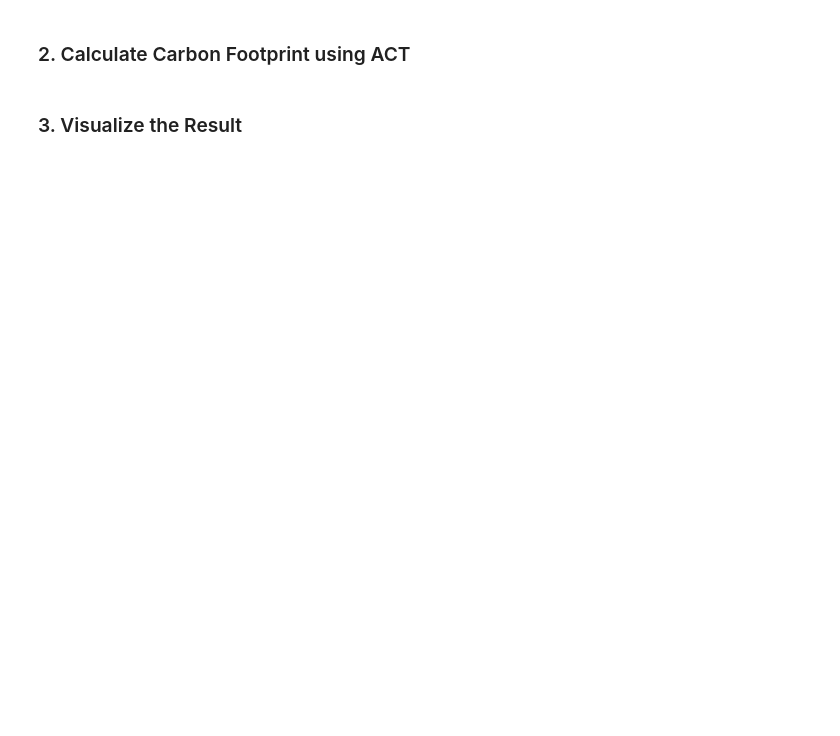
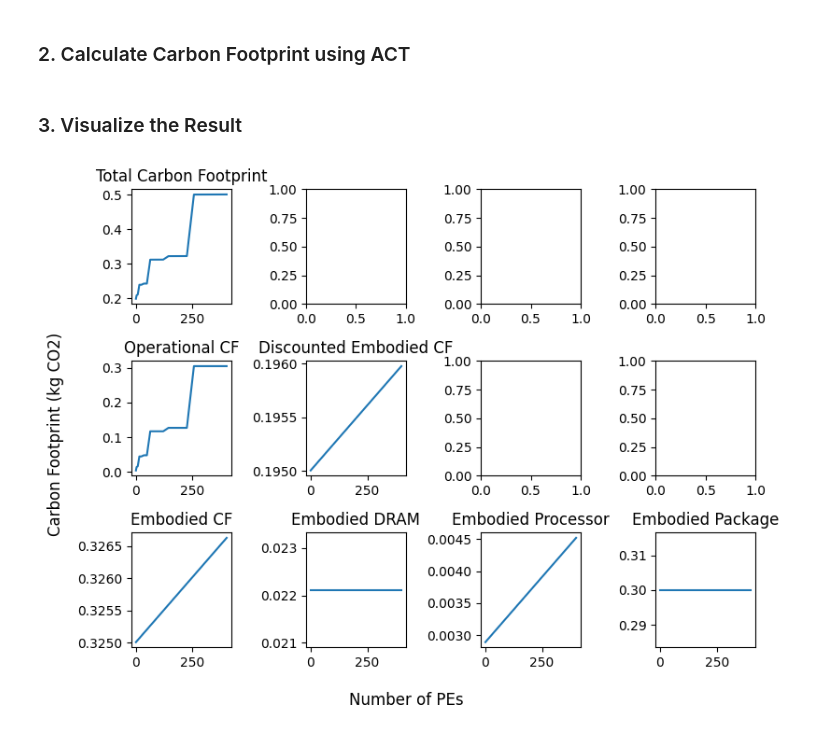
Before and after one commit to hmin-stella/CarbonLoop, a Jupyter notebook: workspace/3_CarbonLoop/run_CarbonLoop_part2.ipynb, the cells around one changed output. Drawn from its saved outputs; the diff is of its cells as text; code cells hidden in the pictures; blank space fills up the shorter version.

```diff
--- a/workspace/3_CarbonLoop/run_CarbonLoop_part2.ipynb
+++ b/workspace/3_CarbonLoop/run_CarbonLoop_part2.ipynb
@@ -5,8 +11,14 @@
 # %%
 
-### Extract output from Timeloop+Accelergy ###
+# Generate arch dirctory list
+arch_type = 'eyeriss_like'
+pe_list = [1,4,9,16,25,36,49,64,81,100,121,144,169,196,225,256,289,324,361,400]
+arch = []
+for pe in pe_list:
+    arch.append(arch_type+'_pe_'+str(pe))
+
 for arch_name in arch:
-    tl_output_path = os.path.join(THIS_SCRIPT_DIR, "outputs", arch_name)
+    tl_output_path = "outputs/"+arch_name
     tl_file_name = 'timeloop-mapper.stats.txt'
     output_yaml = os.path.join(tl_output_path, 'timeloop_summary.yaml')
 
@@ -17,7 +29,7 @@ for arch_name in arch:
     dram_inout_max = 0
     chip_area_max = 0
 
-    for layer_dir in layer_dirs:
+    for layer_dir in layer_dirs[1:]:
         if 'eyeriss_like' in layer_dir.split('/')[-1]:
             file_path = os.path.join(layer_dir, tl_file_name)
 
@@ -38,14 +50,14 @@ for arch_name in arch:
     total_energy = sum(energy)
     total_cycles = sum(cycles)
 
-    ### Print Timeloop+Accelergy output ###
-    print()
-    print("DRAM Specifications of %s:"%(arch_name))
-    print("Total DRAM Capacity (Byte) :", total_cap)
-    print("Total Chip Area (um^2)     :", total_area)
-    print("Total Energy (uJ)          :", total_energy)
-    print("Total Cycles               :", total_cycles)
+    # ### Print Timeloop+Accelergy output ###
+    # print()
+    # print("DRAM Specifications of %s:"%(arch_name))
+    # print("Total DRAM Capacity (Byte) :", total_cap)
+    # print("Total Chip Area (um^2)     :", total_area)
+    # print("Total Energy (uJ)          :", total_energy)
+    # print("Total Cycles               :", total_cycles)
 
     ### Write to yaml file ###
     save_to_yaml(output_yaml, total_cap, total_area, total_energy, total_cycles)
-    print(f"\nYAML saved to: {output_yaml}")
+    # print(f"YAML saved to: {output_yaml}")
@@ -77,10 +79,6 @@ FileNotFoundError: [Errno 2] No such file or directory: 'outputs/eyeriss_like_pe
 # %% [markdown]
 ### 2. Calculate Carbon Footprint using ACT
 # %%
-import json
-import sys
-import os
-
 # Import ACT libraries
 if "/home/workspace/ACT-tutorial" not in sys.path:
     sys.path.append("/home/workspace/ACT-tutorial")
@@ -124,38 +122,40 @@ for total_cap, total_area, total_energy, total_cycles in zip(total_cap_list, tot
     cf_package_list.append(N * Kr)
     cf_processor_list.append(processor.get_carbon() / 1000.)
     cf_DRAM_list.append(DRAM.get_carbon() / 1000.)
-    cf_embodied_list.append(cf_package + cf_processor + cf_DRAM)
-    cf_dis_embodied_list.append(T/LT*cf_embodied)
+    cf_embodied_list.append(cf_package_list[-1] + cf_processor_list[-1] + cf_DRAM_list[-1])
+    cf_dis_embodied_list.append(T/LT*cf_embodied_list[-1])
     cf_operational_list.append(processor.get_use_ci() * n_run * total_energy_kWh / 1000.)
-    cf_final_list.append(cf_operational + cf_dis_embodied)
+    cf_final_list.append(cf_operational_list[-1] + cf_dis_embodied_list[-1])
 # %% [markdown]
 ### 3. Visualize the Result
 # %%
 import matplotlib.pyplot as plt
 
 # Create a figure and a set of subplots
 fig, axes = plt.subplots(nrows=3, ncols=4, figsize=(8, 6))
 
 # Plot data on each subplot
 axes[0, 0].plot(pe_list, cf_final_list)
 axes[1, 0].plot(pe_list, cf_operational_list)
 axes[1, 1].plot(pe_list, cf_dis_embodied_list)
 axes[2, 0].plot(pe_list, cf_embodied_list)
 axes[2, 1].plot(pe_list, cf_DRAM_list)
 axes[2, 2].plot(pe_list, cf_processor_list)
 axes[2, 3].plot(pe_list, cf_package_list)
 
 # Add titles and labels
 axes[0, 0].set_title('Total Carbon Footprint')
 axes[1, 0].set_title('Operational CF')
 axes[1, 1].set_title('Discounted Embodied CF')
 axes[2, 0].set_title('Embodied CF')
-axes[2, 1].set_title('Embodied CF - DRAM')
-axes[2, 2].set_title('Embodied CF - Processor')
-axes[2, 3].set_title('Embodied CF - Package')
+axes[2, 1].set_title('Embodied DRAM')
+axes[2, 2].set_title('Embodied Processor')
+axes[2, 3].set_title('Embodied Package')
 fig.supxlabel("Number of PEs")
 fig.supylabel("Carbon Footprint (kg CO2)")
 
 # Adjust layout and show the plot
 plt.tight_layout()
 plt.show()
+# %% [output]
+[figure, added]
```
Also changed, not shown: parts of 4 cells of this notebook.
